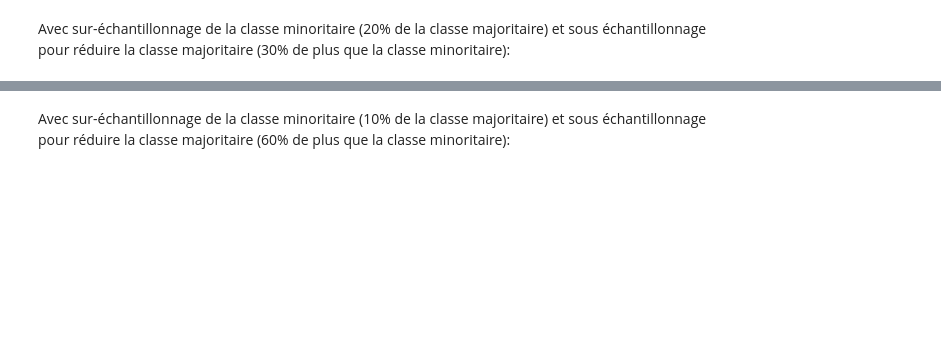
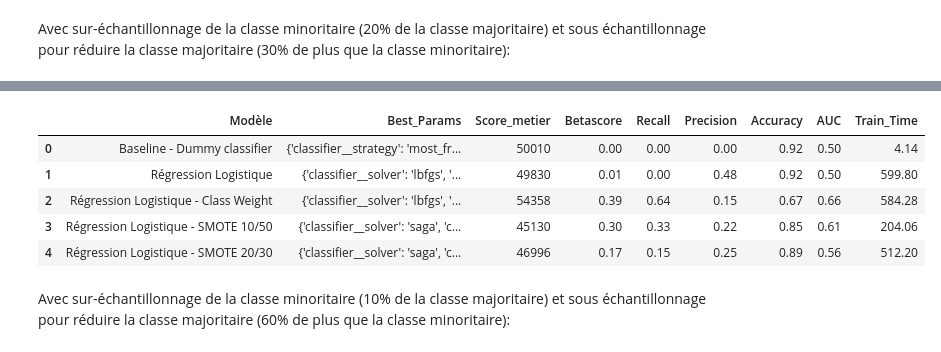
Before and after one commit to Milie-Mimi/OC_DS_Project7_, a Jupyter notebook: GROSCHENE_Emilie_2_model_032023.ipynb, the cells around one changed output, grey strips where cells are left out. Cells and saved outputs as stored; diff of their text form; code cells hidden in the pictures; blank space fills up the shorter version.

```diff
--- a/GROSCHENE_Emilie_2_model_032023.ipynb
+++ b/GROSCHENE_Emilie_2_model_032023.ipynb
@@ -647,0 +946,3 @@ fct_model.matrice_confusion(ytest = y_test,
+# %%
+df_models_recap = pd.concat([df_models_recap, df_models_recap_reglog_cw]).reset_index(drop = True)
+df_models_recap
@@ -687,0 +1025,12 @@ fct_model.matrice_confusion(ytest = y_test,
+# %%
+dic_df_recap = {'Modèle':[reglog_smote_name1050],
+                'Best_Params':[reglog_smote_params1050],
+                'Score_metier':[biz_reglog_SMOTE1050],
+                'Betascore':[beta_reglog_SMOTE1050],
+                'Recall':[rec_reglog_SMOTE1050],
+                'Precision':[prec_reglog_SMOTE1050],
+                'Accuracy':[acc_reglog_SMOTE1050],
+                'AUC':[auc_reglog_SMOTE1050],
+                "Train_Time": [reglog_smote_duration1050],}
+
+df_models_recap_reglog_SMOTE1050 = pd.DataFrame(data = dic_df_recap)
@@ -726,3 +1127,13 @@ fct_model.matrice_confusion(ytest = y_test,
+# %%
+df_models_recap = pd.concat([df_models_recap, df_models_recap_reglog_SMOTE2030]).reset_index(drop = True)
+df_models_recap
+# %% [output]
+|  | Modèle | Best_Params | Score_metier | Betascore | Recall | Precision | Accuracy | AUC | Train_Time |
+| 0 | Baseline - Dummy classifier | {'classifier__strategy': 'most_fr... | 50010 | 0.00 | 0.00 | 0.00 | 0.92 | 0.50 | 4.14 |
+| 1 | Régression Logistique | {'classifier__solver': 'lbfgs', '... | 49830 | 0.01 | 0.00 | 0.48 | 0.92 | 0.50 | 599.80 |
+| 2 | Régression Logistique - Class Weight | {'classifier__solver': 'lbfgs', '... | 54358 | 0.39 | 0.64 | 0.15 | 0.67 | 0.66 | 584.28 |
+| 3 | Régression Logistique - SMOTE 10/50 | {'classifier__solver': 'saga', 'c... | 45130 | 0.30 | 0.33 | 0.22 | 0.85 | 0.61 | 204.06 |
+| 4 | Régression Logistique - SMOTE 20/30 | {'classifier__solver': 'saga', 'c... | 46996 | 0.17 | 0.15 | 0.25 | 0.89 | 0.56 | 512.20 |
 # %% [markdown]
 Avec sur-échantillonnage de la classe minoritaire (10% de la classe majoritaire) et sous échantillonnage pour réduire la classe majoritaire (60% de plus que la classe minoritaire):
 # %%
```
Also changed, not shown: parts of 74 cells of this notebook.
